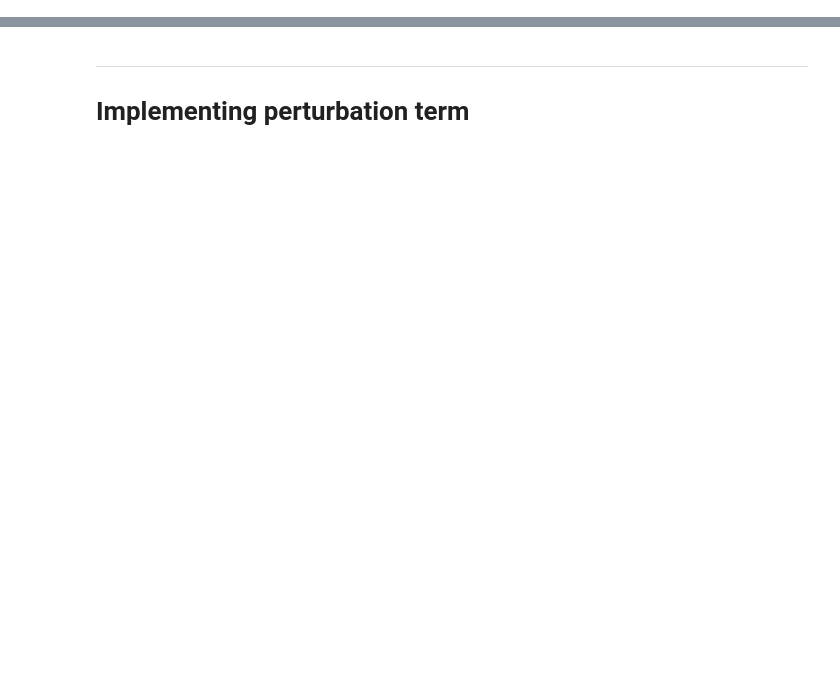
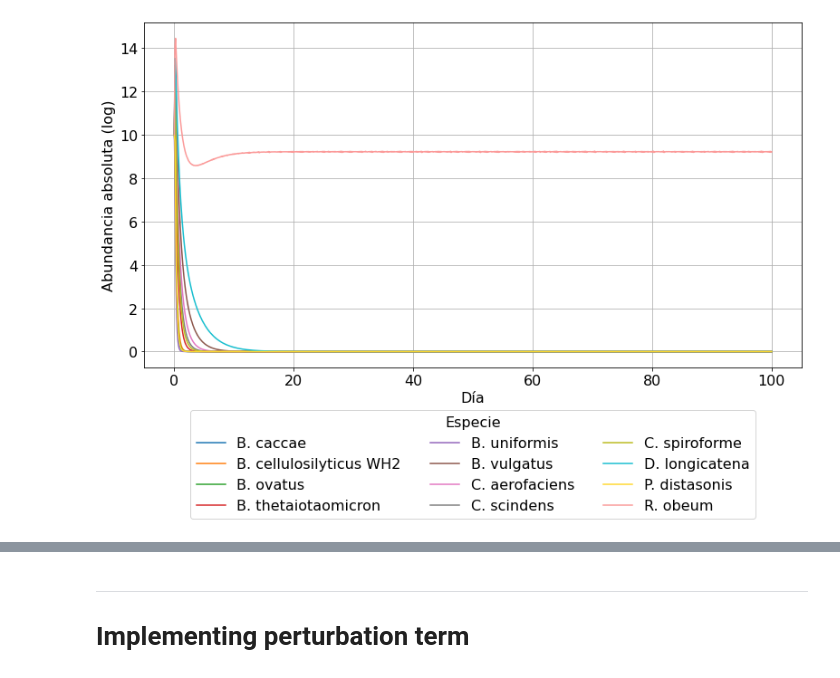
Before and after one commit to alejandrocs98/masters-thesis, a Jupyter notebook: gLV.ipynb, the cells around one changed output, grey strips where cells are left out. Saved outputs shown, nothing was run; the diff lists cells and outputs as text; code cells hidden in the pictures; blank space fills up the shorter version.

```diff
--- a/gLV.ipynb
+++ b/gLV.ipynb
@@ -50,13 +59,15 @@ params
 # %%
 def gLV(x, t, params):
     growth = np.array([params[f'growth_{i+1}'].value for i in range(params['species'].value)])
-    cross_int = np.array([[params[f'cross_int_{i+1}_{j+1}'].value for i in range(params['species'].value)] for j in range(params['species'].value)])
+    cross_int = np.array([[params[f'cross_int_{i+1}_{j+1}'].value for j in range(params['species'].value)] for i in range(params['species'].value)])
+    susceptibility = np.array([params[f'susceptibility_{i+1}'].value for i in range(params['species'].value)])
 
     inter = np.sum([x[i]*cross_int[i,j] for i in range(len(x)) for j in range(len(x))])
+    C = 0 if (t <= 12 or t >= 25) else 1
 
-    return np.array([x[i]*(growth[i] + inter) for i in range(len(x))])
+    return np.array([x[i]*(growth[i] + inter + C*susceptibility[i]) for i in range(len(x))])
 
-def solve_gLV(model=gLV, t_span=t_span_ex, x0=x0_ex, params=params, t_eval=t_ex):
+def solve_gLV(model=gLV, t_span=t_span, x0=x0, params=params, t_eval=t_eval):
     return solve_ivp(lambda t, x: model(x, t, params), t_span, x0, t_eval=t_eval)
 
 def residuals(params, t, data):
@@ -89,2 +100,15 @@ sol
  y_events: None
+# %%
+plt.figure(figsize=(13, 7))
+for i in range(len(strain)):
+    plt.plot(sol.t, sol.y[i], color=cols[i], label=strain[i])
+# plt.yscale('log')
+plt.xlabel('Día')
+plt.ylabel('Abundancia absoluta (log)')
+plt.legend(loc='lower center', bbox_to_anchor=(0.5, -0.46),
+          ncol=3, fancybox=True, shadow=False, title='Especie')
+plt.grid()
+plt.show()
+# %% [output]
+[figure, added]
 # %%
```
Also changed, not shown: parts of 12 cells of this notebook.
